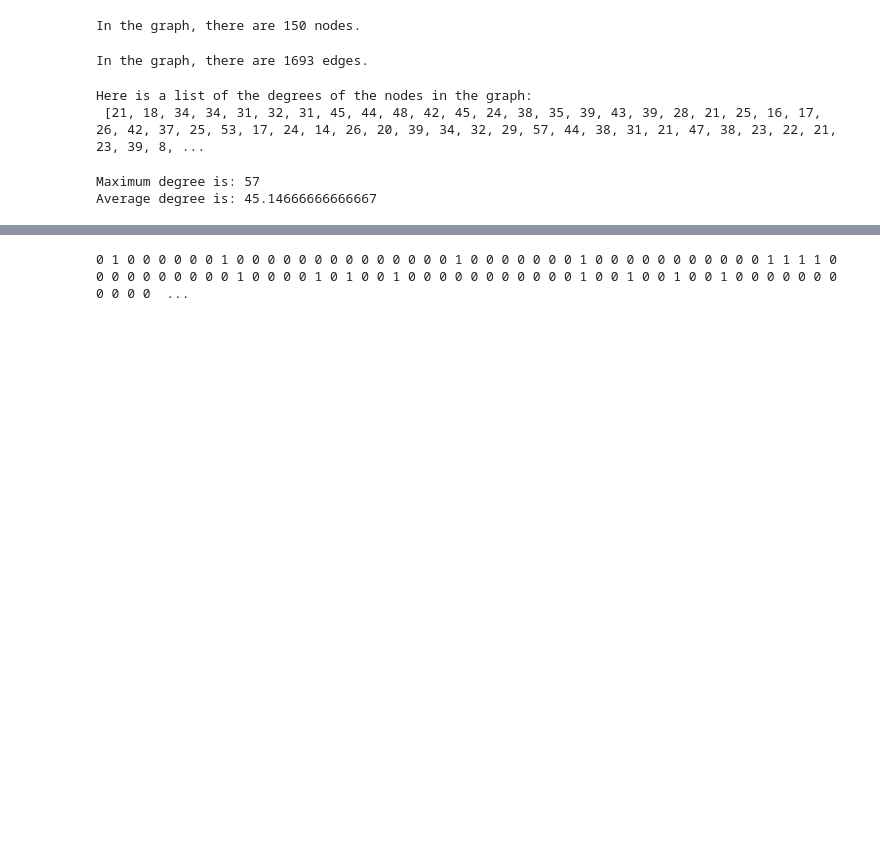
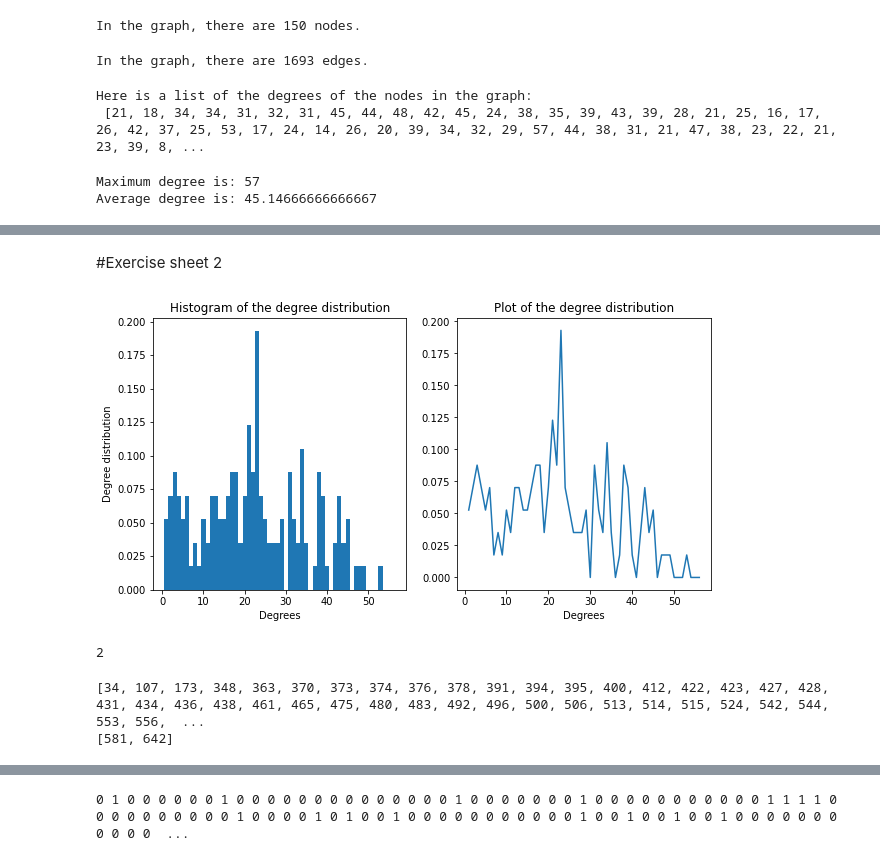
Before and after one commit to CarolinaOliveira001/Complex_Network, a Jupyter notebook: Exercise_1_Facebook.ipynb, the cells around one changed output, grey strips where cells are left out. Drawn from its saved outputs; the diff is of its cells as text; code cells hidden in the pictures; blank space fills up the shorter version.

```diff
--- a/Exercise_1_Facebook.ipynb
+++ b/Exercise_1_Facebook.ipynb
@@ -194,3 +207,5 @@ The adjacency matrix of the partial graph with the following nodes [348, 663, 60
 #Now the entries tell us if there is an edge between the node at i column and the node at j row. The number 1 at the
 #entry means there is an edge between the two nodes. The number 0 at the entry means there is an edge between the two
 #nodes. So with only the adjacency matrix, we should be able to reconstruct the graph (or an equivalent one).
+# %% [markdown]
+#Exercise sheet 2
@@ -196,0 +214,21 @@ The adjacency matrix of the partial graph with the following nodes [348, 663, 60
+# %%
+def plot_degree_dist(G):
+    degrees = [n.GetDeg() for n in G.Nodes()]
+    countArray = []
+    degreesWithoutRepetitions = []
+    for i in range(1, maximumDegree):
+      degreesWithoutRepetitions.append(i)
+      countArray.append(degrees.count(i)/maximumDegree)
+
+    fig, (ax1, ax2) = plt.subplots(1, 2, figsize=(10, 5))
+    ax1.set_title("Histogram of the degree distribution")
+    ax1.bar(degreesWithoutRepetitions, countArray, 1)
+    ax1.set(xlabel='Degrees', ylabel='Degree distribution')
+    ax2.set_title("Plot of the degree distribution")
+    ax2.plot(degreesWithoutRepetitions, countArray)
+    ax2.set(xlabel='Degrees')
+    fig.show()
+
+plot_degree_dist(graph)
+# %% [output]
+[figure, added]
@@ -196,0 +239,27 @@ The adjacency matrix of the partial graph with the following nodes [348, 663, 60
+# %%
+Components = graph.GetSccs()
+print(Components.Len())
+# %% [output]
+2
+# %%
+nodesOfComponent1 = []
+nodesOfComponent2 = []
+
+while len(nodesOfComponent1) < Components[0].Len():
+  a = Components[0].GetRndNId()
+  if a not in nodesOfComponent1:
+    nodesOfComponent1.append(a)
+
+nodesOfComponent1.sort()
+
+while len(nodesOfComponent2) < Components[1].Len():
+  a = Components[1].GetRndNId()
+  if a not in nodesOfComponent2:
+    nodesOfComponent2.append(a)
+
+nodesOfComponent2.sort()
+print(nodesOfComponent1)
+print(nodesOfComponent2)
+# %% [output]
+[34, 107, 173, 348, 363, 370, 373, 374, 376, 378, 391, 394, 395, 400, 412, 422, 423, 427, 428, 431, 434, 436, 438, 461, 465, 475, 480, 483, 492, 496, 500, 506, 513, 514, 515, 524, 542, 544, 553, 556,  ...
+[581, 642]
```
Also changed, not shown: parts of 27 cells of this notebook.
